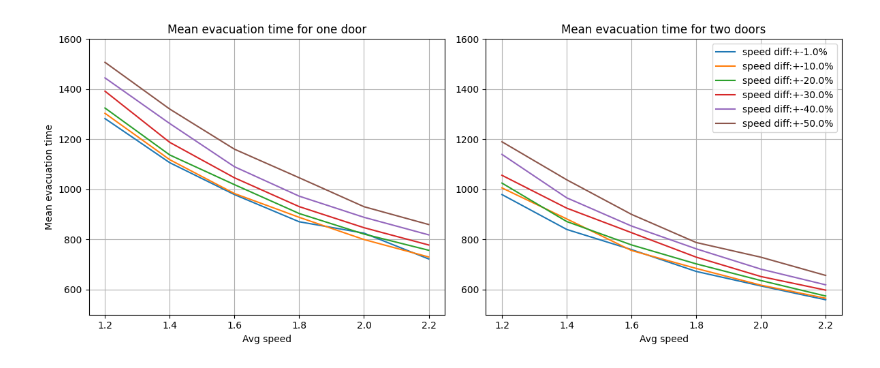
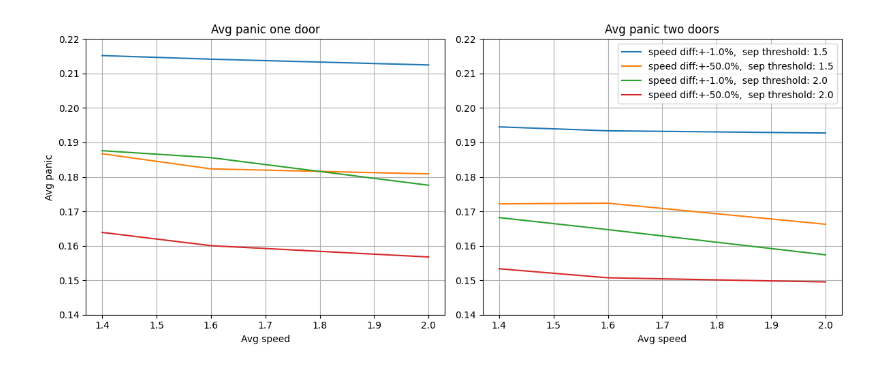
Before and after one commit to borszumirko/multi_agent_systems_group_9, a Jupyter notebook: plot.ipynb, the cells around one changed output. Drawn from its saved outputs; the diff is of its cells as text; code cells hidden in the pictures.

```diff
--- a/plot.ipynb
+++ b/plot.ipynb
@@ -9,17 +9,22 @@ def csv_to_dict(path):
     panics = {}
     speeds = df['avg_speed'].unique()
     sigmas = df['sigma'].unique()
-    for sigma in sigmas:
-        evac_times_same_sigma = np.zeros(len(speeds), dtype=np.float64)
-        panics_same_sigma = np.zeros(len(speeds), dtype=np.float64)
-        for idx, speed in enumerate(speeds):
-            evac_time = df[(df['avg_speed'] == speed) & (df['sigma'] == sigma)]['avg_evac_time'].mean()
-            panic = df[(df['avg_speed'] == speed) & (df['sigma'] == sigma)]['avg_panic'].mean()
-            evac_times_same_sigma[idx] = evac_time
-            panics_same_sigma[idx] = panic
+    thresholds = df['sep_threshold'].unique()
+    for threshold in thresholds:
+        if threshold == 1.0:
+            continue
+        for sigma in sigmas:
+            evac_times_same_sigma = np.zeros(len(speeds), dtype=np.float64)
+            panics_same_sigma = np.zeros(len(speeds), dtype=np.float64)
+            for idx, speed in enumerate(speeds):
 
-        evac_times[str(sigma*100) + '%'] = evac_times_same_sigma.tolist()
-        panics[str(sigma*100) + '%'] = panics_same_sigma.tolist()
+                evac_time = df[(df['avg_speed'] == speed) & (df['sigma'] == sigma) & (df['sep_threshold'] == threshold)]['avg_evac_time'].mean()
+                panic = df[(df['avg_speed'] == speed) & (df['sigma'] == sigma) & (df['sep_threshold'] == threshold)]['avg_panic'].mean()
+                evac_times_same_sigma[idx] = evac_time
+                panics_same_sigma[idx] = panic
+            if not np.isnan(evac_times_same_sigma[0]):
+                evac_times[str(sigma*100) + '%' + ' sep threshold: ' + str(threshold)] = evac_times_same_sigma.tolist()
+                panics[str(sigma*100) + '%, ' + ' sep threshold: ' + str(threshold)] = panics_same_sigma.tolist()
     return evac_times, panics, speeds
 # %%
 def get_two_dicts(path1, path2):
@@ -34,31 +39,31 @@ def plot_dicts(dict1, dict2, xs):
 
     for key, values in dict1.items():
         ax1.plot(xs, values, label='speed diff:+-' + key)
-    ax1.set_title("Mean evacuation time for one door")
+    ax1.set_title("Avg panic one door")
     ax1.set_xlabel("Avg speed")
-    ax1.set_ylabel("Mean evacuation time")
-    ax1.set_ylim(500, 1600)
+    ax1.set_ylabel("Avg panic")
+    ax1.set_ylim(0.14, 0.22)
     ax1.grid()
     for key, values in dict2.items():
         ax2.plot(xs, values, label='speed diff:+-' + key)
-    ax2.set_title("Mean evacuation time for two doors")
+    ax2.set_title("Avg panic two doors")
     ax2.set_xlabel("Avg speed")
     # ax2.set_ylabel("Mean panic")
-    ax2.set_ylim(500, 1600)
+    ax2.set_ylim(0.14, 0.22)
     ax2.legend()
     ax2.grid()
     # Display the plots
     plt.tight_layout()  # Adjusts spacing between the plots
-    plt.savefig('plots/evac_times_comparison.pdf', format="pdf")
+    plt.savefig('figures/panics_comparison_diff_sep.pdf', format="pdf")
     plt.show()
 # %%
 def plot_csv(path1, path2):
     evac_times1, evac_times2, panics1, panics2, speeds = get_two_dicts(path1, path2)
-    plot_dicts(evac_times1, evac_times2, speeds)
-    # plot_dicts(panics1, panics2, speeds)
+    # plot_dicts(evac_times1, evac_times2, speeds)
+    plot_dicts(panics1, panics2, speeds)
 # %%
-path1 = 'runs/one_door.csv'
-path2 = 'runs/two_doors.csv'
+path1 = 'data/one_door_different_separation.csv'
+path2 = 'data/two_doors_different_separation.csv'
 plot_csv(path1, path2)
 # %% [output]
-[figure, old version]
+[figure, new version]
```
Also changed, not shown: parts of 1 cell of this notebook, 16 other files.
